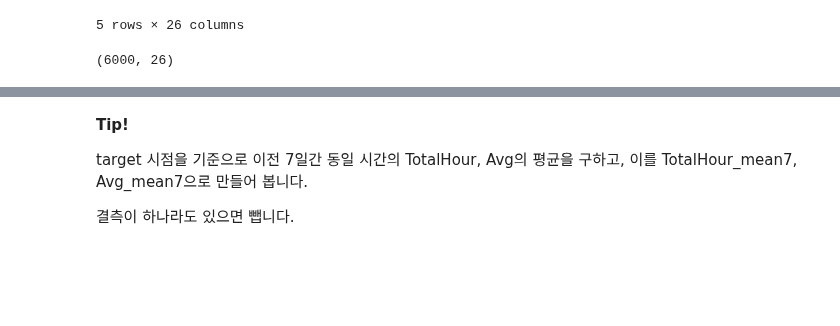
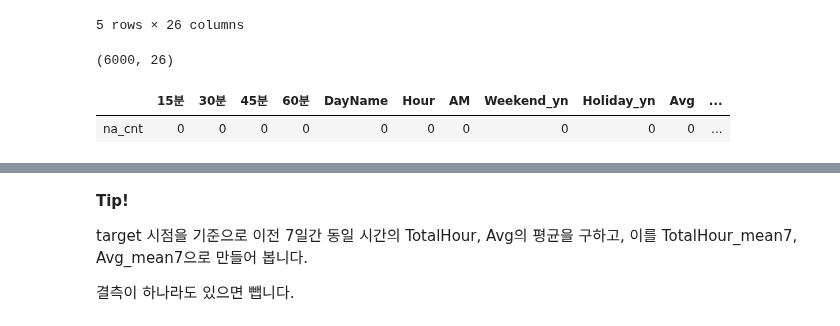
Before and after one commit to sunkusun9/DS_lv3_2511_1, a Jupyter notebook: sec_ds_lv3_prob3_prob.ipynb, the cells around one changed output, grey strips where cells are left out. Drawn from its saved outputs; the diff is of its cells as text; code cells hidden in the pictures; blank space fills up the shorter version.

```diff
--- a/sec_ds_lv3_prob3_prob.ipynb
+++ b/sec_ds_lv3_prob3_prob.ipynb
@@ -1612,6 +1657,15 @@ df_prob4.shape
 | 2021-01-07 04:00:00 | 22 | 26 | 26 | 23 | 3 | 4 | 0 | 0 | 0 | 24.25 | ... |
 5 rows × 26 columns
 (6000, 26)
+# %%
+display(df_prob3.isna().sum().rename('na_cnt').to_frame().T)
+pd.concat([df_prob3] + [
+    df_prob3['TotalHour'].shift(24 * i).rename('lag_{}'.format(i))
+    for i in range(1, 7)
+], axis = 1).dropna()
+# %% [output]
+|  | 15분 | 30분 | 45분 | 60분 | DayName | Hour | AM | Weekend_yn | Holiday_yn | Avg | ... |
+| na_cnt | 0 | 0 | 0 | 0 | 0 | 0 | 0 | 0 | 0 | 0 | ... |
 # %%
 # 방법 2: shift
 
```
Also changed, not shown: parts of 8 cells of this notebook.
